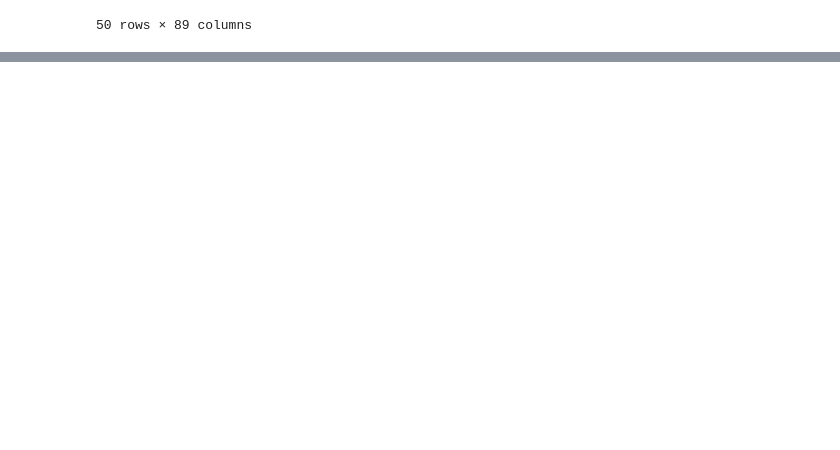
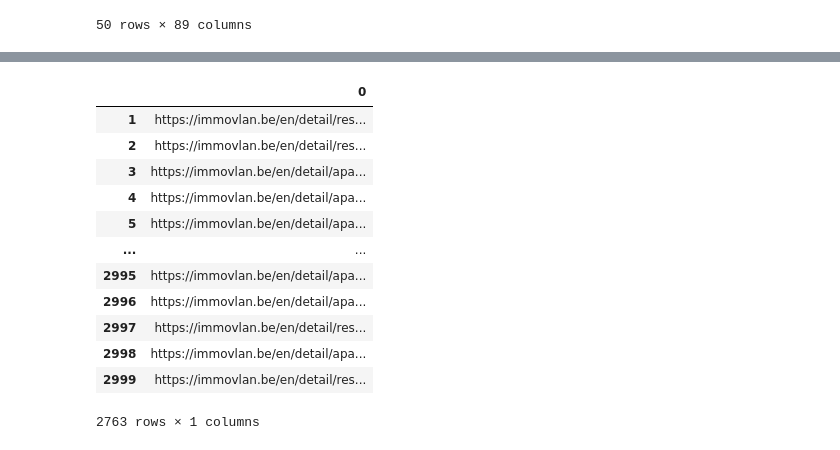
Before and after one commit to hermstefanny/immo-eliza-data-scraper, a Jupyter notebook: draft3_scrapping.ipynb, the cells around one changed output, grey strips where cells are left out. Saved outputs shown, nothing was run; the diff lists cells and outputs as text; code cells hidden in the pictures; blank space fills up the shorter version.

Commit message:
class PreliminarCleaning implemented - funcitonality to extract urls with 'project' in name

```diff
--- a/draft3_scrapping.ipynb
+++ b/draft3_scrapping.ipynb
@@ -245,0 +250,31 @@ df_properties.to_csv('out.csv', index=False, encoding = "utf-8")
+# %%
+def file_has_header(file_name) -> None:
+    with open(file_name, "r", encoding="utf-8") as f:
+        sample = f.readline()
+        return "http" not in sample.lower()
+# %%
+
+def open_csv_file(file_name) -> pd:
+
+    try:
+        if file_has_header(file_name):
+            urls_df = pd.read_csv(file_name, header=0)
+        else:
+            urls_df = pd.read_csv(file_name, header=None)
+
+    except Exception as e:
+        print(f"Error {e}")
+
+    return urls_df
+# %%
+def removing_urls(string_to_remove: str, df: pd) -> pd:
+    try:
+        final_df = df[~df.iloc[:, 0].str.contains(string_to_remove)]
+
+    except Exception as e:
+        print(f"Error {e}")
+
+    return final_df
+# %%
+preliminar_df = open_csv_file("listing_links-1-3-prov.csv")
+preliminar_df
@@ -245,0 +295,17 @@ df_properties.to_csv('out.csv', index=False, encoding = "utf-8")
+# %%
+fin_df= removing_urls('project', preliminar_df)
+fin_df
+# %% [output]
+|  | 0 |
+| 1 | https://immovlan.be/en/detail/res... |
+| 2 | https://immovlan.be/en/detail/res... |
+| 3 | https://immovlan.be/en/detail/apa... |
+| 4 | https://immovlan.be/en/detail/apa... |
+| 5 | https://immovlan.be/en/detail/apa... |
+| ... | ... |
+| 2995 | https://immovlan.be/en/detail/apa... |
+| 2996 | https://immovlan.be/en/detail/apa... |
+| 2997 | https://immovlan.be/en/detail/res... |
+| 2998 | https://immovlan.be/en/detail/apa... |
+| 2999 | https://immovlan.be/en/detail/res... |
+2763 rows × 1 columns
```
Also changed, not shown: parts of 3 cells of this notebook, 3 other files.
